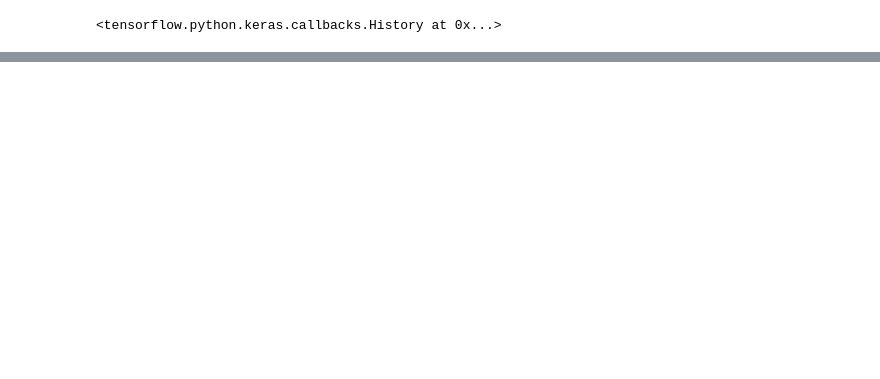
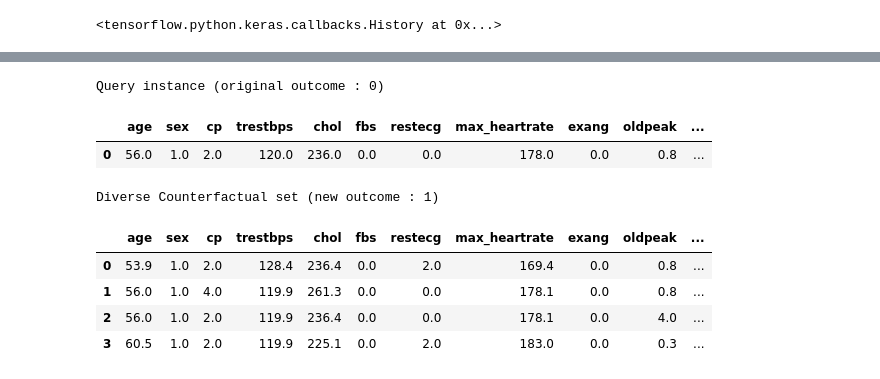
Before and after one commit to nyuvis/counterfactual_explorer, a Jupyter notebook: examples/Heart Disease.ipynb, the cells around one changed output, grey strips where cells are left out. Drawn from its saved outputs; the diff is of its cells as text; code cells hidden in the pictures; blank space fills up the shorter version.

```diff
--- a/examples/Heart Disease.ipynb
+++ b/examples/Heart Disease.ipynb
@@ -135,0 +89,12 @@ IndexError: list index out of range
+# %%
+cfe.visualize_as_df(False)
+# %% [output]
+Query instance (original outcome : 0)
+|  | age | sex | cp | trestbps | chol | fbs | restecg | max_heartrate | exang | oldpeak | ... |
+| 0 | 56.0 | 1.0 | 2.0 | 120.0 | 236.0 | 0.0 | 0.0 | 178.0 | 0.0 | 0.8 | ... |
+Diverse Counterfactual set (new outcome : 1)
+|  | age | sex | cp | trestbps | chol | fbs | restecg | max_heartrate | exang | oldpeak | ... |
+| 0 | 53.9 | 1.0 | 2.0 | 128.4 | 236.4 | 0.0 | 2.0 | 169.4 | 0.0 | 0.8 | ... |
+| 1 | 56.0 | 1.0 | 4.0 | 119.9 | 261.3 | 0.0 | 0.0 | 178.1 | 0.0 | 0.8 | ... |
+| 2 | 56.0 | 1.0 | 2.0 | 119.9 | 236.4 | 0.0 | 0.0 | 178.1 | 0.0 | 4.0 | ... |
+| 3 | 60.5 | 1.0 | 2.0 | 119.9 | 225.1 | 0.0 | 2.0 | 183.0 | 0.0 | 0.3 | ... |
```
Also changed, not shown: parts of 16 cells of this notebook, 9 other files.
